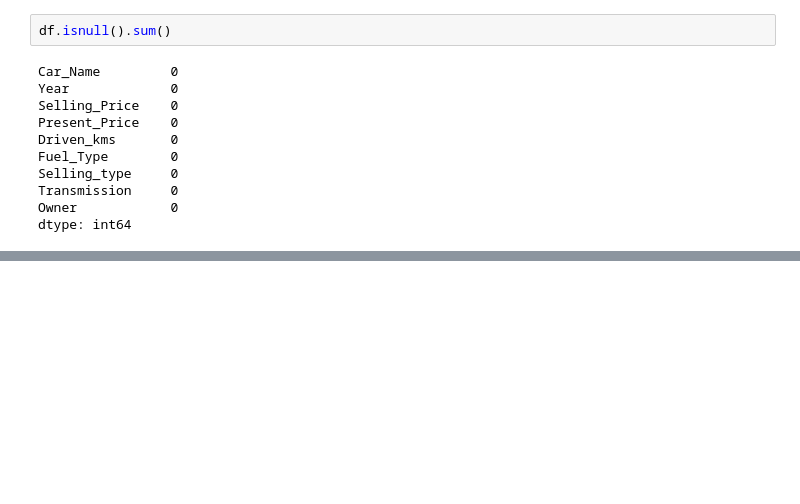
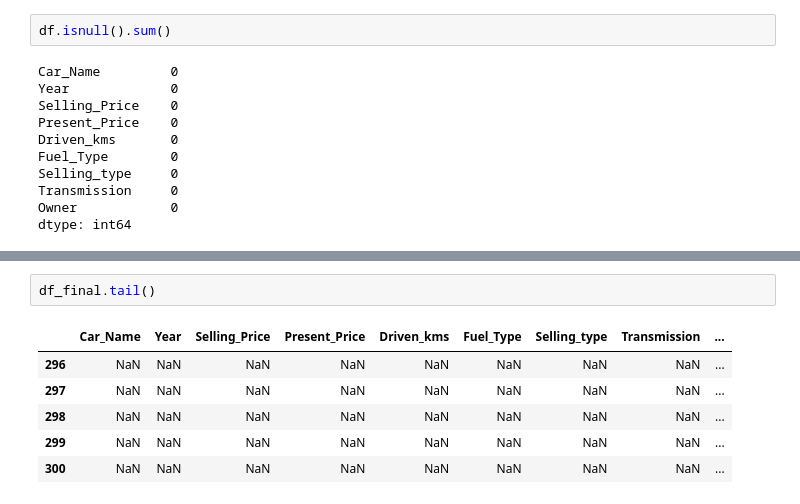
Before and after one commit to joseafonsoii/CodeAlpha_Tasks_Data_Sciense_Internship, a Jupyter notebook: CodeAlpha_Car Price Prediction with Machine Learning/task3.ipynb, the cells around one changed output, grey strips where cells are left out. Drawn from its saved outputs; the diff is of its cells as text; blank space fills up the shorter version.

```diff
--- a/CodeAlpha_Car Price Prediction with Machine Learning/task3.ipynb
+++ b/CodeAlpha_Car Price Prediction with Machine Learning/task3.ipynb
@@ -66,0 +211,9 @@ KeyError: "['Owner'] not found in axis"
+# %%
+df_final.tail()
+# %% [output]
+|  | Car_Name | Year | Selling_Price | Present_Price | Driven_kms | Fuel_Type | Selling_type | Transmission | ... |
+| 296 | NaN | NaN | NaN | NaN | NaN | NaN | NaN | NaN | ... |
+| 297 | NaN | NaN | NaN | NaN | NaN | NaN | NaN | NaN | ... |
+| 298 | NaN | NaN | NaN | NaN | NaN | NaN | NaN | NaN | ... |
+| 299 | NaN | NaN | NaN | NaN | NaN | NaN | NaN | NaN | ... |
+| 300 | NaN | NaN | NaN | NaN | NaN | NaN | NaN | NaN | ... |
```
Also changed, not shown: parts of 22 cells of this notebook, 4 other files.
